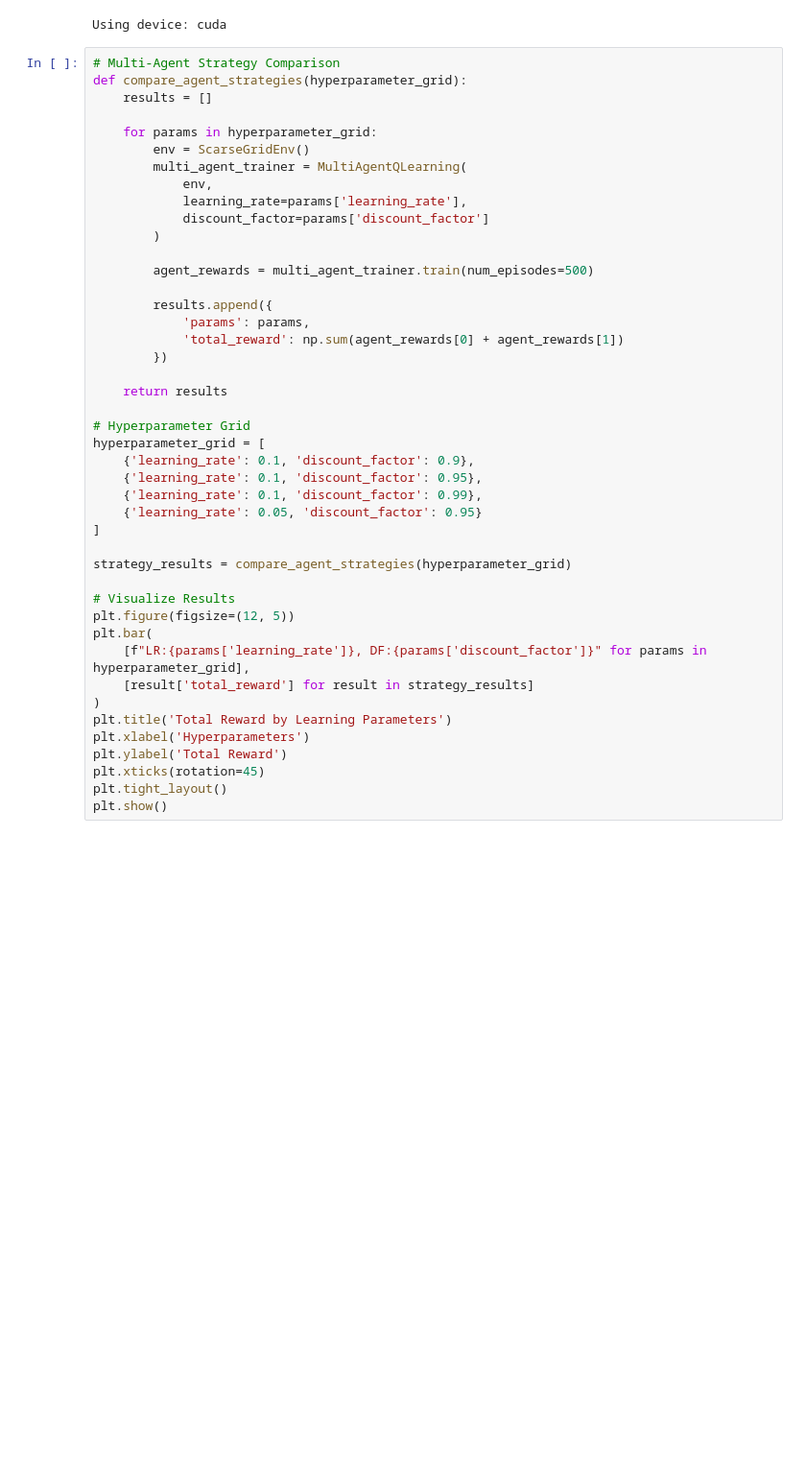
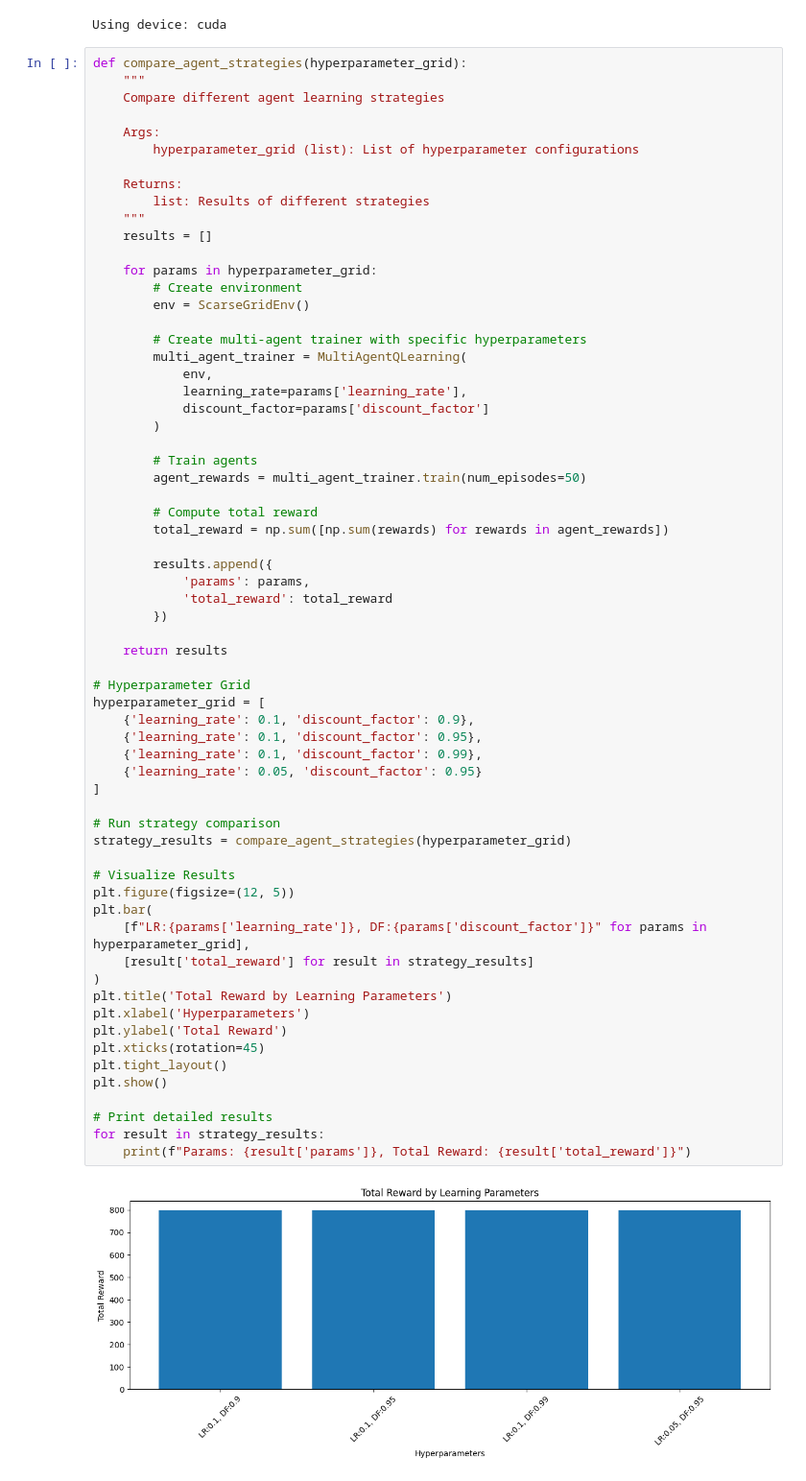
Before and after one commit to sambhavvk/Scarce-Grid, a Jupyter notebook: notebooks/05_multi_agent_strategies.ipynb, the cells around one changed output. Shown at 96% size. Saved outputs shown, nothing was run; the diff lists cells and outputs as text; blank space fills up the shorter version.

```diff
--- a/notebooks/05_multi_agent_strategies.ipynb
+++ b/notebooks/05_multi_agent_strategies.ipynb
@@ -29,47 +29,68 @@ from src.agents import MultiAgentQLearning
 # %% [output]
 Using device: cuda
 # %%
-# Multi-Agent Strategy Comparison
 def compare_agent_strategies(hyperparameter_grid):
+    """
+    Compare different agent learning strategies
+
+    Args:
+        hyperparameter_grid (list): List of hyperparameter configurations
+
+    Returns:
+        list: Results of different strategies
+    """
     results = []
 
     for params in hyperparameter_grid:
+        # Create environment
         env = ScarseGridEnv()
+
+        # Create multi-agent trainer with specific hyperparameters
         multi_agent_trainer = MultiAgentQLearning(
             env,
             learning_rate=params['learning_rate'],
             discount_factor=params['discount_factor']
         )
 
-        agent_rewards = multi_agent_trainer.train(num_episodes=500)
+        # Train agents
+        agent_rewards = multi_agent_trainer.train(num_episodes=50)
+
+        # Compute total reward
+        total_reward = np.sum([np.sum(rewards) for rewards in agent_rewards])
 
         results.append({
             'params': params,
-            'total_reward': np.sum(agent_rewards[0] + agent_rewards[1])
+            'total_reward': total_reward
         })
 
     return results
 
 # Hyperparameter Grid
 hyperparameter_grid = [
     {'learning_rate': 0.1, 'discount_factor': 0.9},
     {'learning_rate': 0.1, 'discount_factor': 0.95},
     {'learning_rate': 0.1, 'discount_factor': 0.99},
     {'learning_rate': 0.05, 'discount_factor': 0.95}
 ]
 
+# Run strategy comparison
 strategy_results = compare_agent_strategies(hyperparameter_grid)
 
 # Visualize Results
 plt.figure(figsize=(12, 5))
 plt.bar(
     [f"LR:{params['learning_rate']}, DF:{params['discount_factor']}" for params in hyperparameter_grid],
     [result['total_reward'] for result in strategy_results]
 )
 plt.title('Total Reward by Learning Parameters')
 plt.xlabel('Hyperparameters')
 plt.ylabel('Total Reward')
 plt.xticks(rotation=45)
 plt.tight_layout()
 plt.show()
+
+# Print detailed results
+for result in strategy_results:
+    print(f"Params: {result['params']}, Total Reward: {result['total_reward']}")
 # %% [output]
+[figure, added]
```
Also changed, not shown: parts of 1 cell of this notebook.
